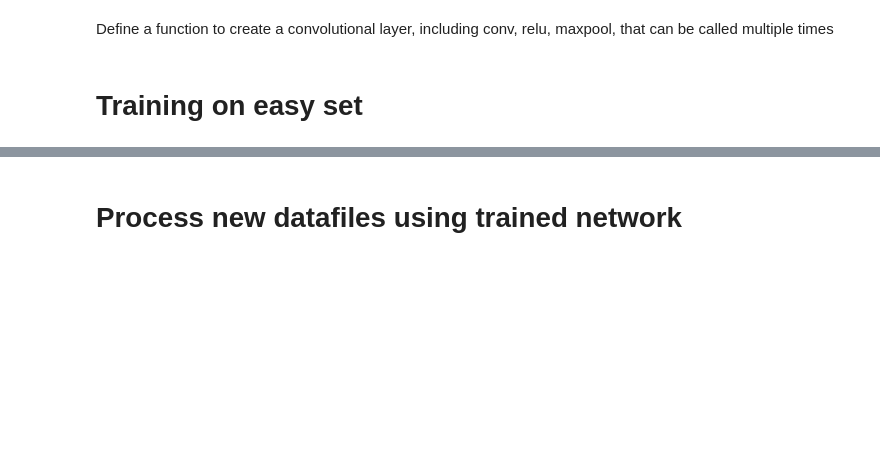
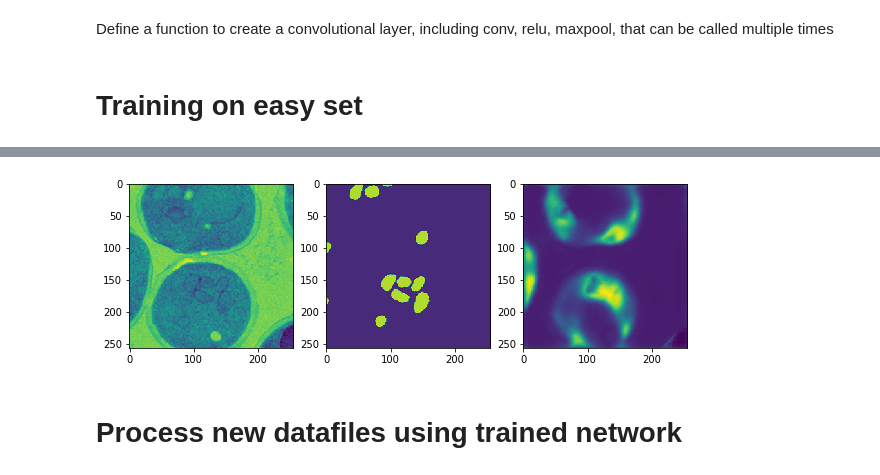
Before and after one commit to jouyun/DeepLearning, a Jupyter notebook: Yeast_EM_Data.ipynb, the cells around one changed output, grey strips where cells are left out. Saved outputs shown, nothing was run; the diff lists cells and outputs as text; code cells hidden in the pictures; blank space fills up the shorter version.

```diff
--- a/Yeast_EM_Data.ipynb
+++ b/Yeast_EM_Data.ipynb
@@ -151,3 +151,13 @@ Validation loss:  0.075102136
+# %%
+idx=np.random.choice(train_data.shape[0], replace=False, size=[50])
+cur_train=train_data[idx,:,:,:]
+cur_truth=train_truth[idx,:,:]
+results, losses=sess.run([probs, loss], feed_dict={x:cur_train, y:cur_truth, lr:lrate})
+
+ids=4
+utils.plot_3x1(cur_train[ids,:,:,0], cur_truth[ids,:,:,0], results[ids,:,:,0])
+# %% [output]
+[figure, added]
 # %% [markdown]
 # Process new datafiles using trained network
 # %% [markdown]
```
Also changed, not shown: parts of 3 cells of this notebook.
